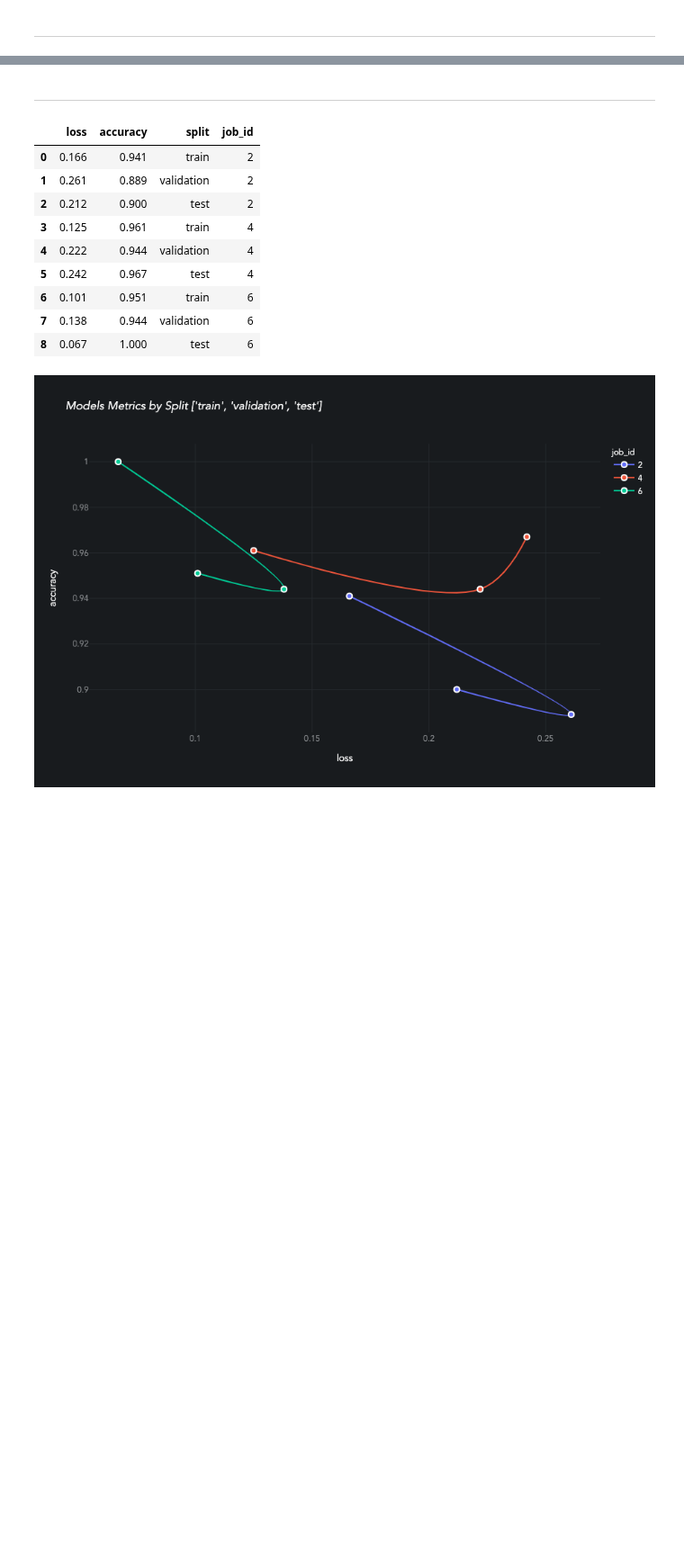
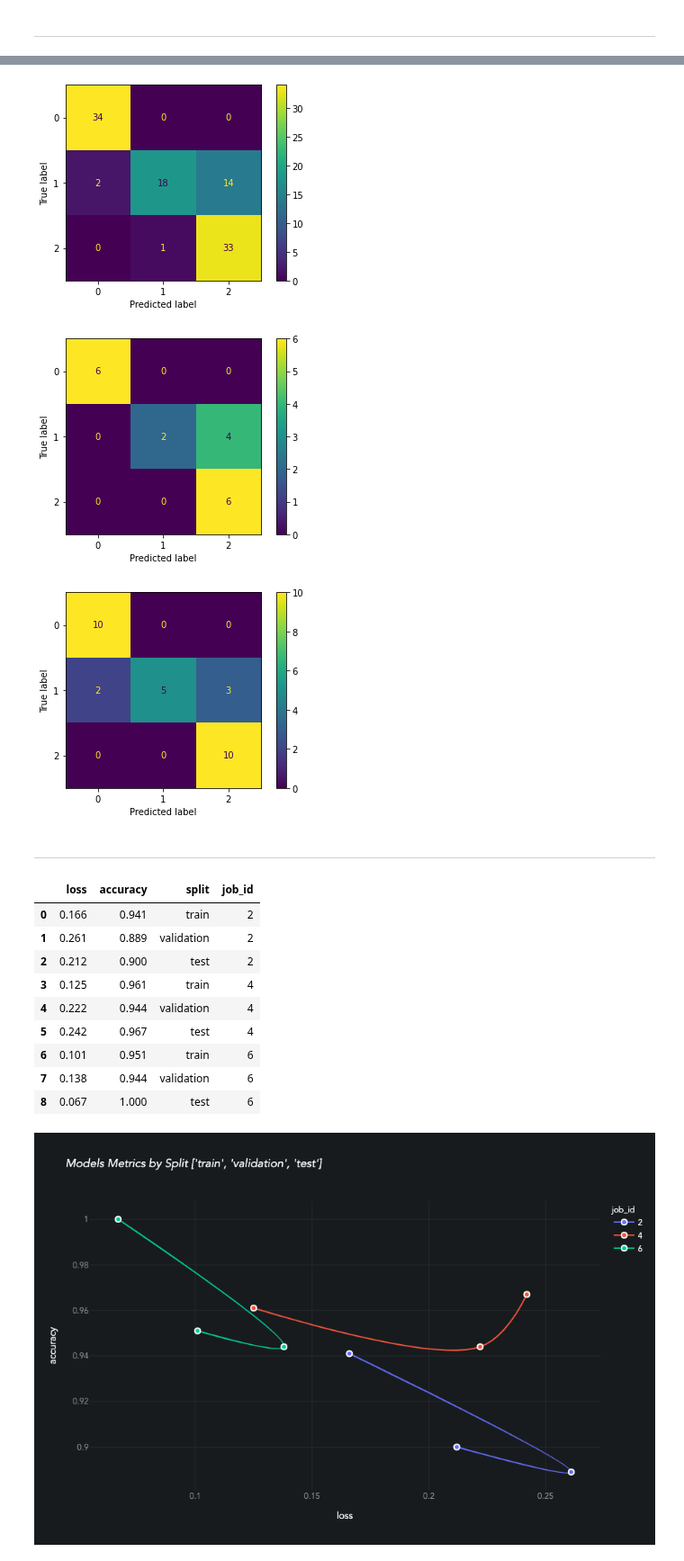
Before and after one commit to pydatasci-repos/pydatasci, a Jupyter notebook: notebooks/dev_alg_model.ipynb, the cells around one changed output, grey strips where cells are left out. Shown at 90% size. Drawn from its saved outputs; the diff is of its cells as text; code cells hidden in the pictures; blank space fills up the shorter version.

```diff
--- a/notebooks/dev_alg_model.ipynb
+++ b/notebooks/dev_alg_model.ipynb
@@ -208,3 +204,5 @@ batch.plot_evaluations(max_loss=0.35, min_accuracy=0.80)
 ---
 # %%
 from sklearn.metrics import ConfusionMatrixDisplay
+# %%
+cms = batch.jobs[0].results[0].confusion_matrices.items()
@@ -211,3 +310,10 @@ from sklearn.metrics import ConfusionMatrixDisplay
+# %%
+for k,v in cms:
+    ConfusionMatrixDisplay(v).plot()
+# %% [output]
+[figure, added]
+[figure, added]
+[figure, added]
 # %% [markdown]
 ---
 # %%
```
Also changed, not shown: parts of 9 cells of this notebook, 1 other file.
